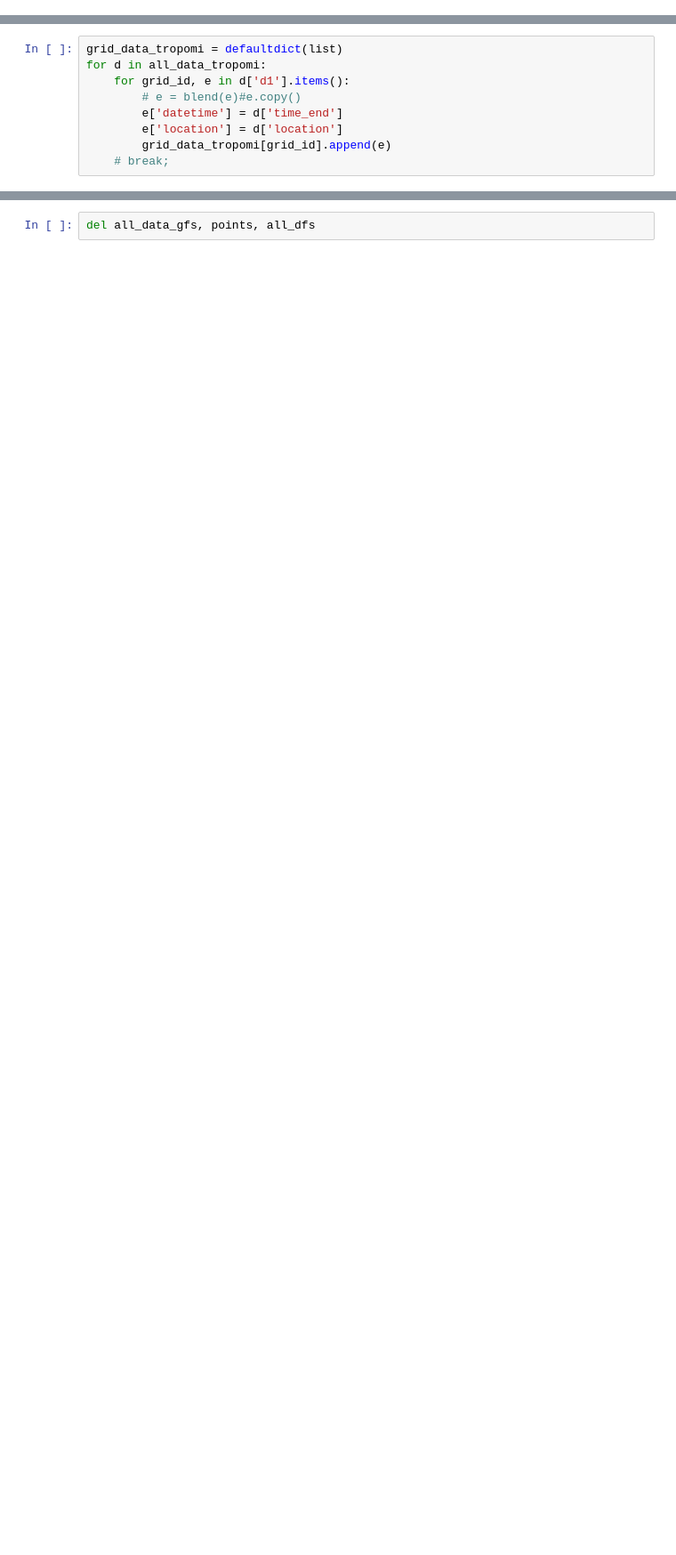
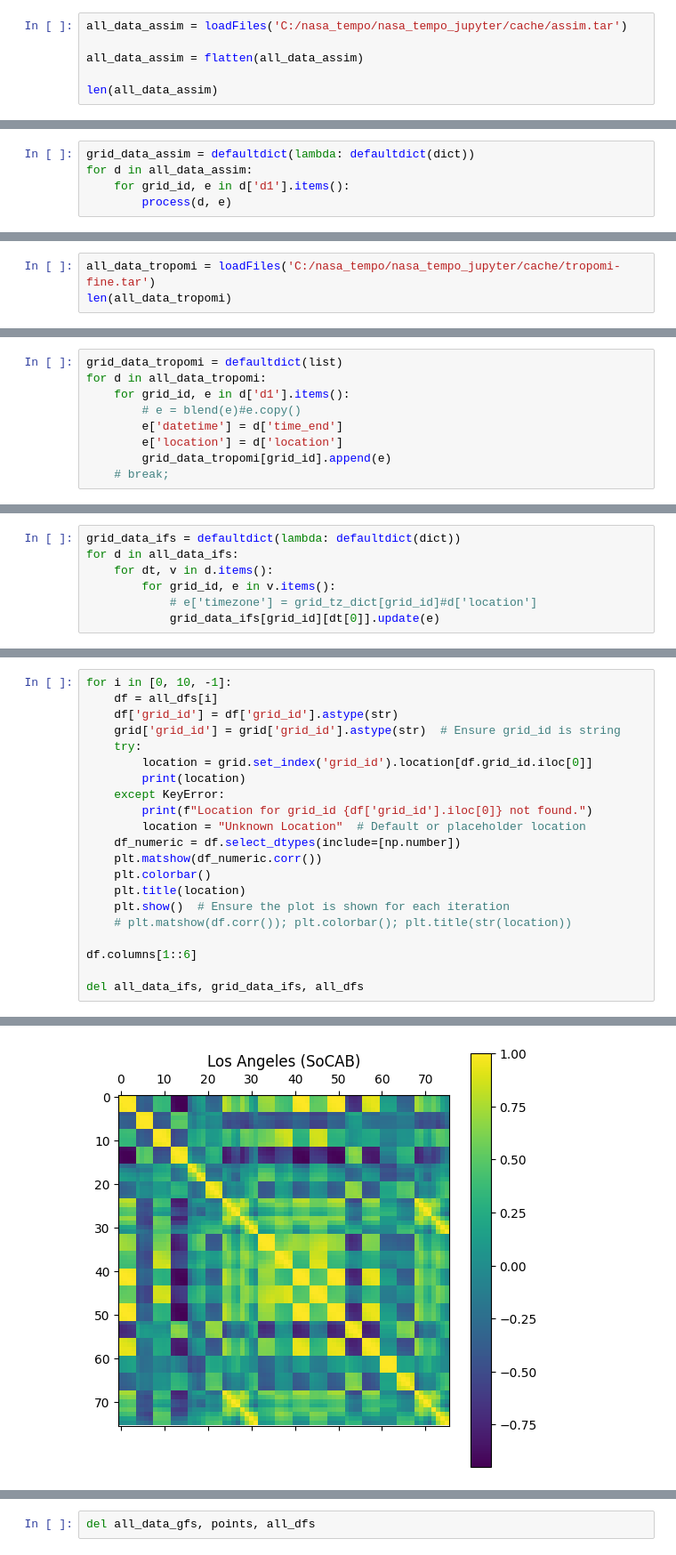
Before and after one commit to spacelertser2004/nasa_tempo_jupyter, a Jupyter notebook: Train.ipynb, the cells around one changed output, grey strips where cells are left out. Shown at 89% size. Saved outputs shown, nothing was run; the diff lists cells and outputs as text; blank space fills up the shorter version.

```diff
--- a/Train.ipynb
+++ b/Train.ipynb
@@ -804,0 +508,6 @@ In[ ]:
+# %%
+all_data_assim = loadFiles('C:/nasa_tempo/nasa_tempo_jupyter/cache/assim.tar')
+
+all_data_assim = flatten(all_data_assim)
+
+len(all_data_assim)
@@ -804,0 +527,5 @@ In[ ]:
+# %%
+grid_data_assim = defaultdict(lambda: defaultdict(dict))
+for d in all_data_assim:
+    for grid_id, e in d['d1'].items():
+        process(d, e)
@@ -804,0 +587,3 @@ In[ ]:
+# %%
+all_data_tropomi = loadFiles('C:/nasa_tempo/nasa_tempo_jupyter/cache/tropomi-fine.tar')
+len(all_data_tropomi)
@@ -1111,0 +758,7 @@ In[ ]:
+# %%
+grid_data_ifs = defaultdict(lambda: defaultdict(dict))
+for d in all_data_ifs:
+    for dt, v in d.items():
+        for grid_id, e in v.items():
+            # e['timezone'] = grid_tz_dict[grid_id]#d['location']
+            grid_data_ifs[grid_id][dt[0]].update(e)
@@ -1111,0 +827,22 @@ In[ ]:
+# %%
+for i in [0, 10, -1]:
+    df = all_dfs[i]
+    df['grid_id'] = df['grid_id'].astype(str)
+    grid['grid_id'] = grid['grid_id'].astype(str)  # Ensure grid_id is string
+    try:
+        location = grid.set_index('grid_id').location[df.grid_id.iloc[0]]
+        print(location)
+    except KeyError:
+        print(f"Location for grid_id {df['grid_id'].iloc[0]} not found.")
+        location = "Unknown Location"  # Default or placeholder location
+    df_numeric = df.select_dtypes(include=[np.number])
+    plt.matshow(df_numeric.corr())
+    plt.colorbar()
+    plt.title(location)
+    plt.show()  # Ensure the plot is shown for each iteration
+    # plt.matshow(df.corr()); plt.colorbar(); plt.title(str(location))
+
+df.columns[1::6]
+
+del all_data_ifs, grid_data_ifs, all_dfs
+# %% [output]
@@ -1111,0 +850 @@ In[ ]:
+[figure, added]
```
Also changed, not shown: parts of 587 cells of this notebook, 4 other files.
